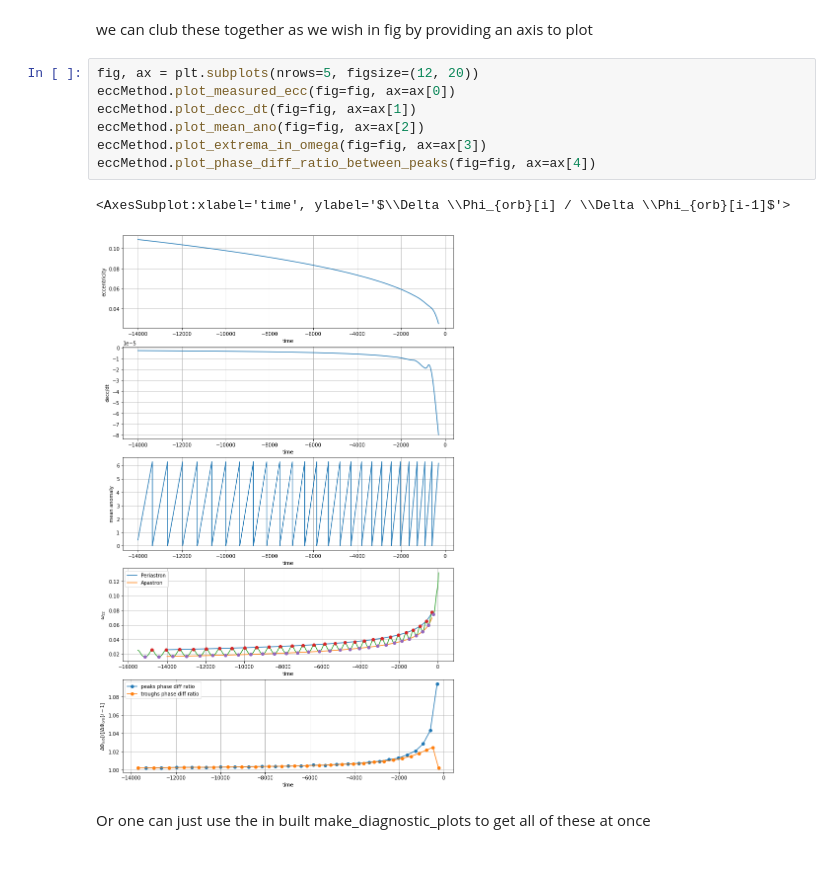
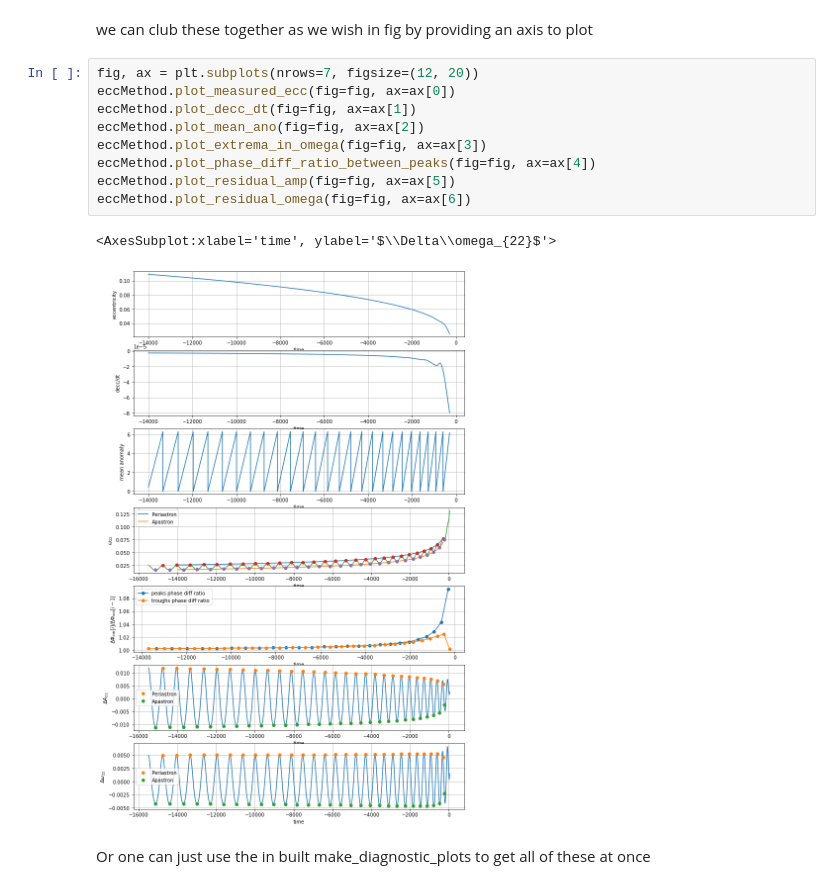
Before and after one commit to vijayvarma392/gw_eccentricity, a Jupyter notebook: notebook/diagnostics.ipynb, the cells around one changed output. Cells and saved outputs as stored; diff of their text form.

Commit message:
make residual amp omega available when zeroecc data is there

```diff
--- a/notebook/diagnostics.ipynb
+++ b/notebook/diagnostics.ipynb
@@ -155,15 +160,17 @@ eccMethod.plot_phase_diff_ratio_between_peaks()
 # %% [markdown]
 we can club these together as we wish in fig by providing an axis to plot
 # %%
-fig, ax = plt.subplots(nrows=5, figsize=(12, 20))
+fig, ax = plt.subplots(nrows=7, figsize=(12, 20))
 eccMethod.plot_measured_ecc(fig=fig, ax=ax[0])
 eccMethod.plot_decc_dt(fig=fig, ax=ax[1])
 eccMethod.plot_mean_ano(fig=fig, ax=ax[2])
 eccMethod.plot_extrema_in_omega(fig=fig, ax=ax[3])
 eccMethod.plot_phase_diff_ratio_between_peaks(fig=fig, ax=ax[4])
+eccMethod.plot_residual_amp(fig=fig, ax=ax[5])
+eccMethod.plot_residual_omega(fig=fig, ax=ax[6])
 # %% [output]
-<AxesSubplot:xlabel='time', ylabel='$\\Delta \\Phi_{orb}[i] / \\Delta \\Phi_{orb}[i-1]$'>
+<AxesSubplot:xlabel='time', ylabel='$\\Delta\\omega_{22}$'>
-[figure, old version]
+[figure, new version]
 # %% [markdown]
 Or one can just use the in built make_diagnostic_plots to get all of these at once
 # %%
```
Also changed, not shown: parts of 6 cells of this notebook, 4 other files.
